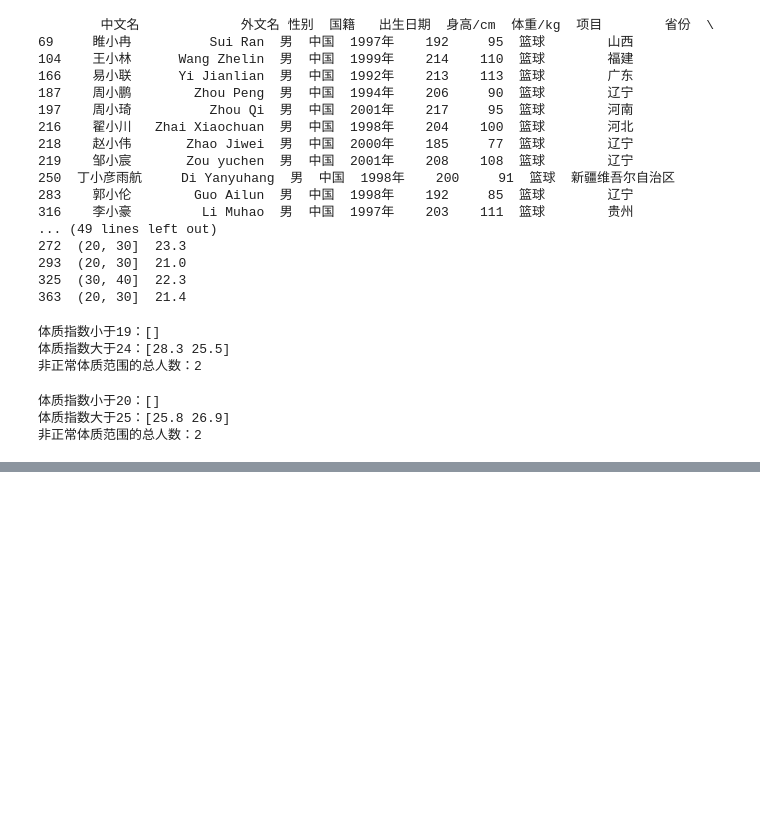
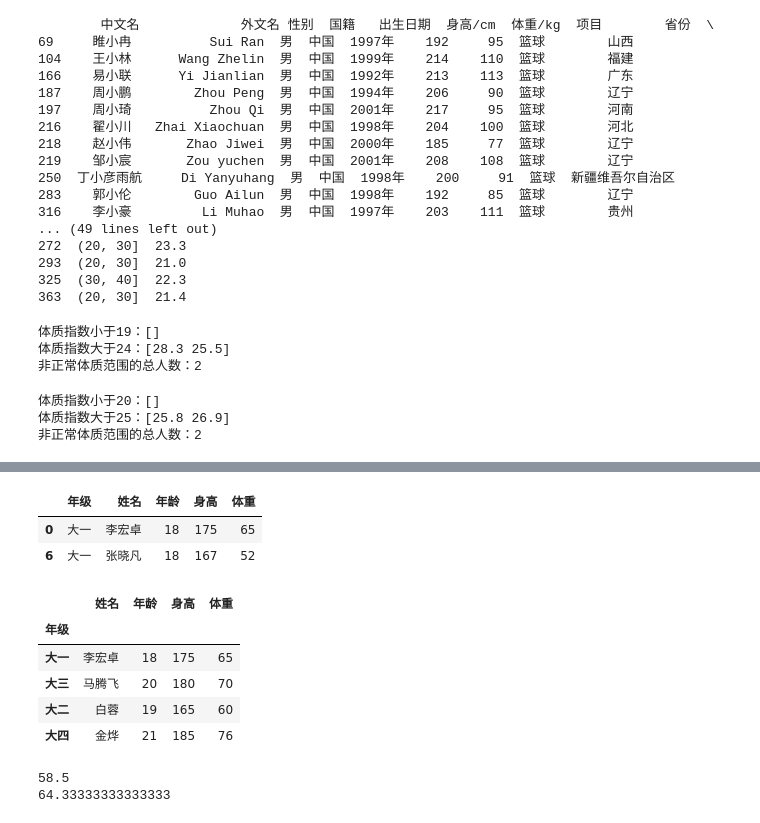
Before and after one commit to ironwaste/data_analyse, a Jupyter notebook: ipynb/第5章-数据聚合和分组运算.ipynb, the cells around one changed output, grey strips where cells are left out. Saved outputs shown, nothing was run; the diff lists cells and outputs as text; code cells hidden in the pictures; blank space fills up the shorter version.

```diff
--- a/ipynb/第5章-数据聚合和分组运算.ipynb
+++ b/ipynb/第5章-数据聚合和分组运算.ipynb
@@ -832,0 +858,26 @@ print(f'非正常体质范围的总人数：{count}')
+# %%
+group_data = df_obj.groupby('年级')
+people = group_data.get_group('大一')
+people
+# %% [output]
+|  | 年级 | 姓名 | 年龄 | 身高 | 体重 |
+| 0 | 大一 | 李宏卓 | 18 | 175 | 65 |
+| 6 | 大一 | 张晓凡 | 18 | 167 | 52 |
+# %%
+data = group_data.apply(max)
+del data['年级']
+data
+# %% [output]
+|  | 姓名 | 年龄 | 身高 | 体重 |
+| 年级 |  |  |  |  |
+| 大一 | 李宏卓 | 18 | 175 | 65 |
+| 大三 | 马腾飞 | 20 | 180 | 70 |
+| 大二 | 白蓉 | 19 | 165 | 60 |
+| 大四 | 金烨 | 21 | 185 | 76 |
+# %%
+junior = dict([x for x in group_data])['大三']
+print(people['体重'].apply('mean'))
+print(junior['体重'].apply('mean'))
+# %% [output]
+58.5
+64.33333333333333
```
Also changed, not shown: parts of 4 cells of this notebook, 5 other files.
